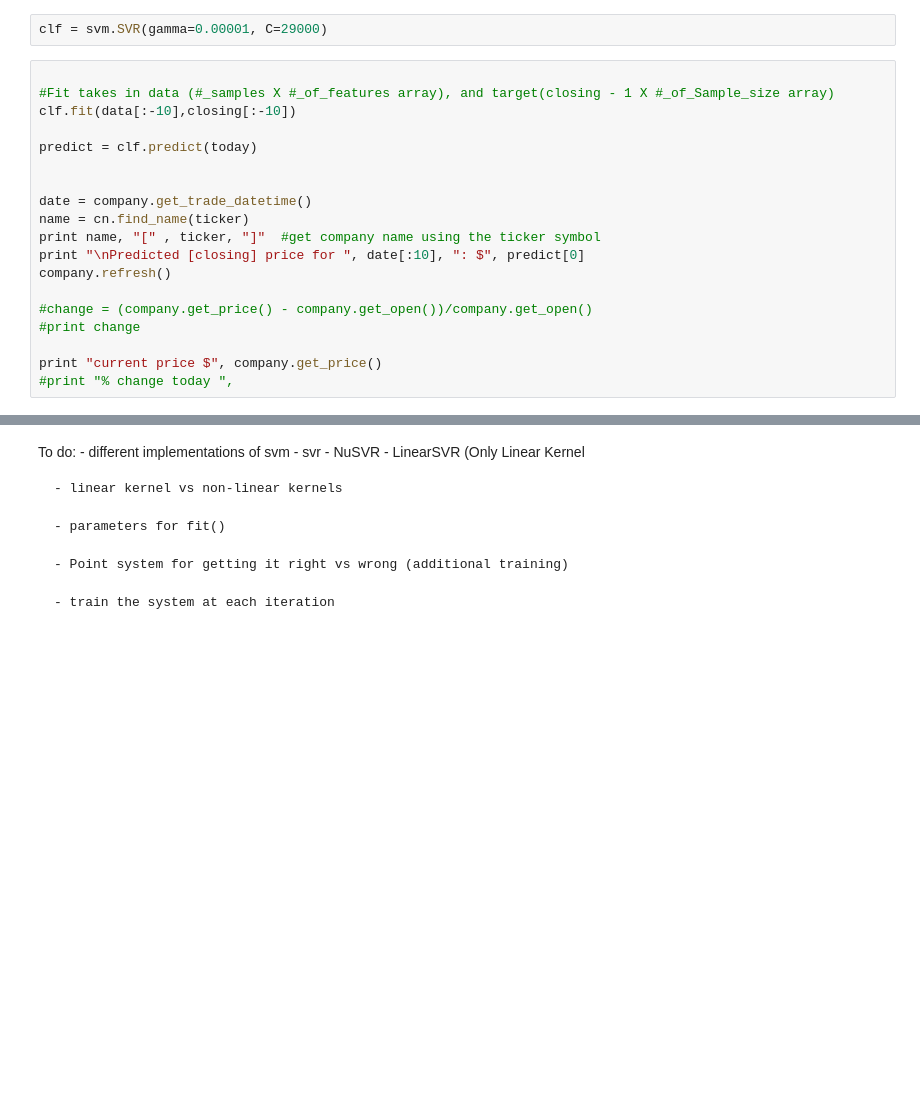
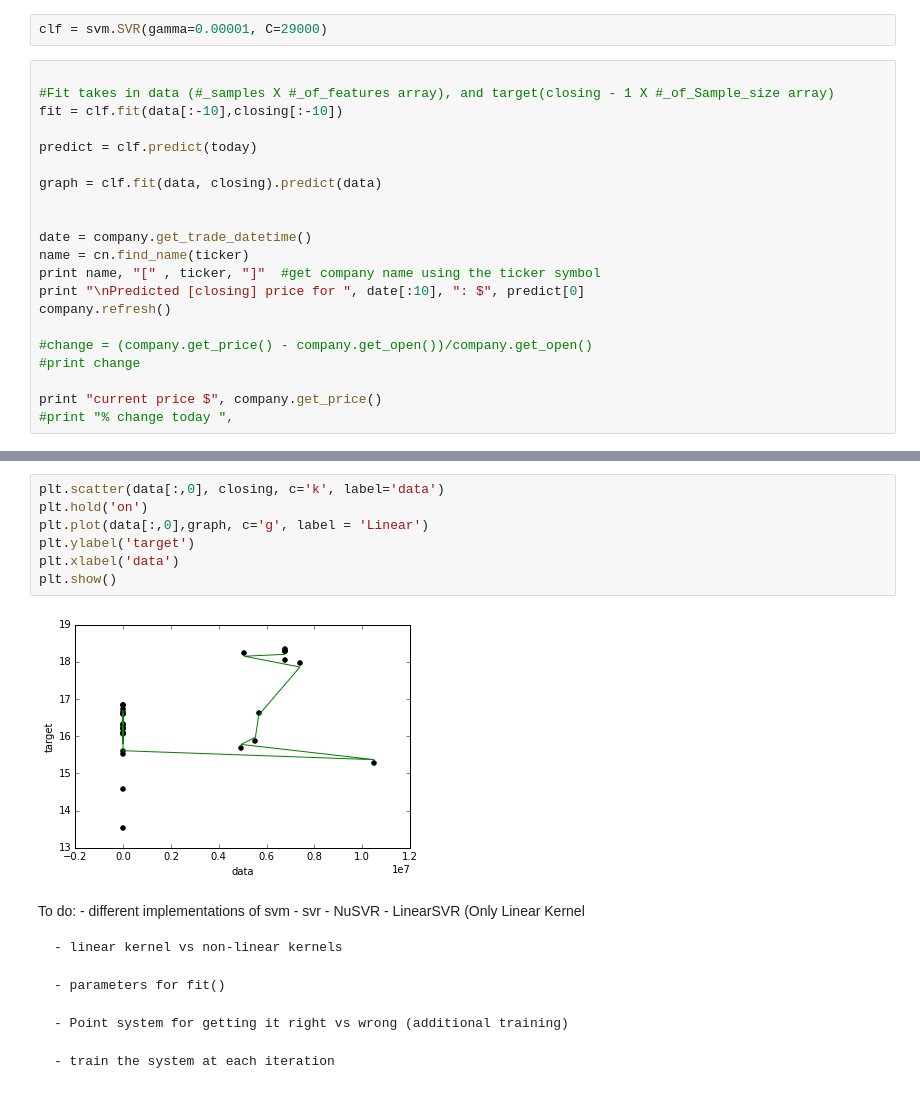
Before and after one commit to pdhimal1/AI-Project, a Jupyter notebook: Predictor/notebook_predictor.ipynb, the cells around one changed output, grey strips where cells are left out. Drawn from its saved outputs; the diff is of its cells as text; blank space fills up the shorter version.

```diff
--- a/Predictor/notebook_predictor.ipynb
+++ b/Predictor/notebook_predictor.ipynb
@@ -282,9 +283,11 @@ clf = svm.SVR(gamma=0.00001, C=29000)
 # %%
 
 #Fit takes in data (#_samples X #_of_features array), and target(closing - 1 X #_of_Sample_size array)
-clf.fit(data[:-10],closing[:-10])
+fit = clf.fit(data[:-10],closing[:-10])
 
 predict = clf.predict(today)
+
+graph = clf.fit(data, closing).predict(data)
 
 
 date = company.get_trade_datetime()
@@ -306,3 +323,12 @@ error: [Errno 104] Connection reset by peer
+# %%
+plt.scatter(data[:,0], closing, c='k', label='data')
+plt.hold('on')
+plt.plot(data[:,0],graph, c='g', label = 'Linear')
+plt.ylabel('target')
+plt.xlabel('data')
+plt.show()
+# %% [output]
+[figure, added]
 # %% [markdown]
 
 
```
Also changed, not shown: parts of 9 cells of this notebook, 3 other files.
